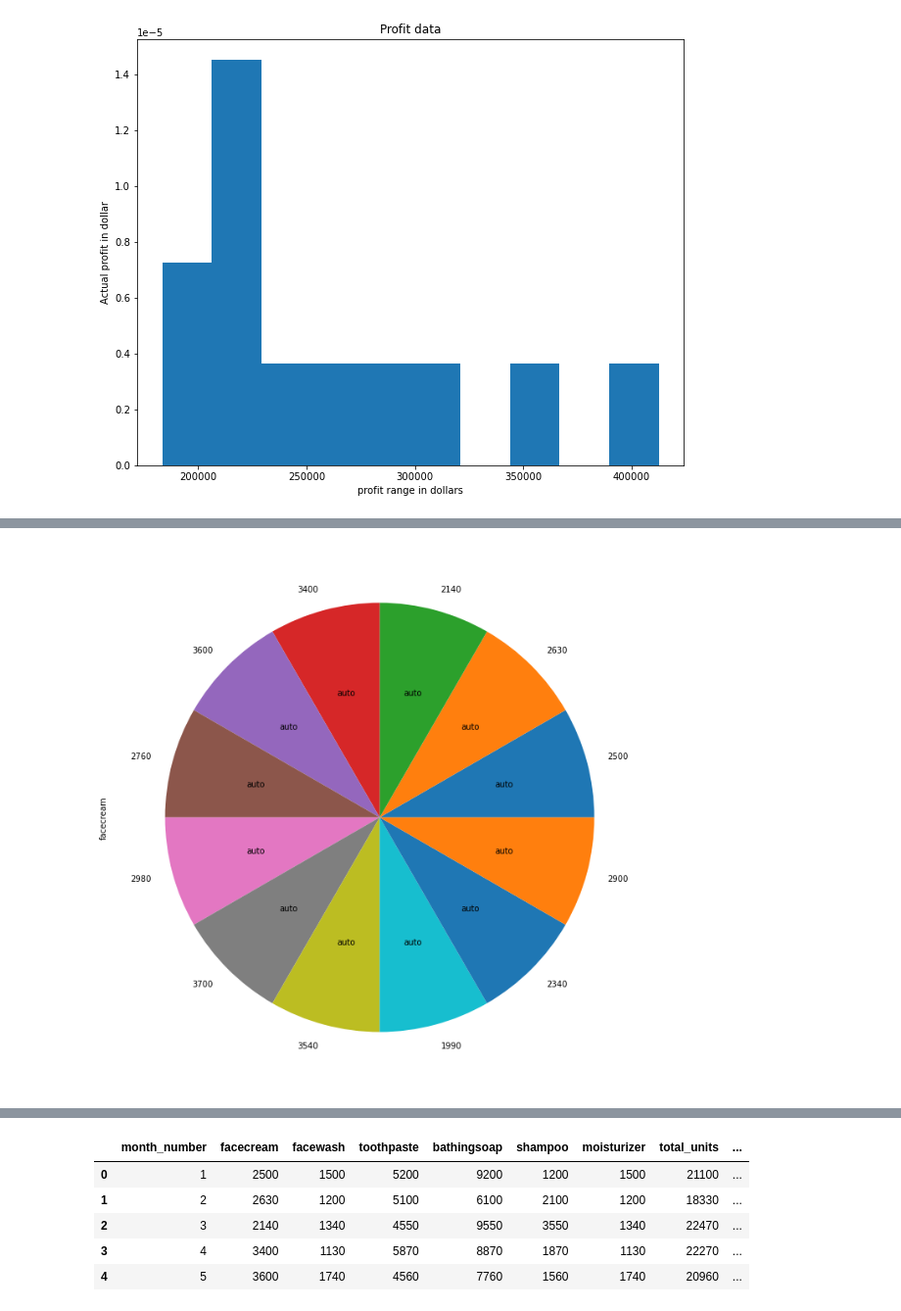
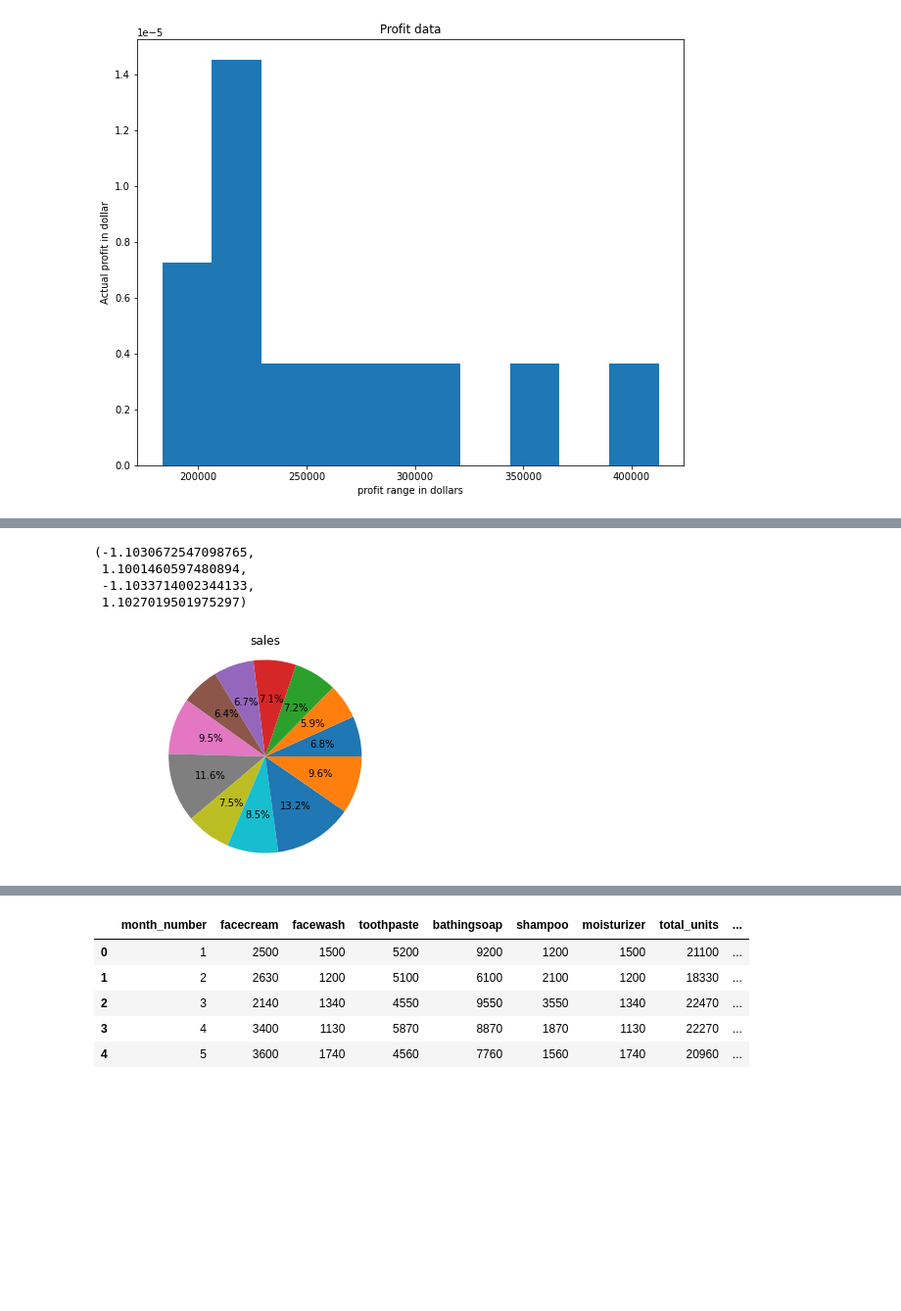
Before and after one commit to sardorick/strive_practice, a Jupyter notebook: 09. Matplotlib/Matplotlib_exercises.ipynb, the cells around one changed output, grey strips where cells are left out. Shown at 98% size. Drawn from its saved outputs; the diff is of its cells as text; code cells hidden in the pictures; blank space fills up the shorter version.

```diff
--- a/09. Matplotlib/Matplotlib_exercises.ipynb
+++ b/09. Matplotlib/Matplotlib_exercises.ipynb
@@ -162,15 +162,22 @@ The Pie chart should look like this:
 # %%
 # Write your code here
 # plt.pie(df['month_number'], df['facecream'].value_counts().)
 # plt.pie(df['month_number'], df['facewash'])
 # plt.pie(df['month_number'], df['toothpaste'])
 # plt.pie(df['month_number'], df['bathingsoap'])
 # plt.pie(df['month_number'], df['shampoo'])
 # plt.pie(df['month_number'], df['moisturizer'])
 
-ax = df['facecream'].value_counts().plot(kind='pie', figsize=(28,12), autopct='auto', label='facecream')
+# labelss = ['month number', 'facecream', 'facewash', 'toothpaste', 'bathingsoap', 'shampoo', 'moisturizer', 'total_units' '2', '4', '5', '6']
+plt.pie(df['total_profit'], autopct='%1.1f%%')
+plt.title('sales')
+plt.axis('equal')
 # %% [output]
+(-1.1030672547098765,
+ 1.1001460597480894,
+ -1.1033714002344133,
+ 1.1027019501975297)
-[figure, old version]
+[figure, new version]
 # %% [markdown]
 ### Exercise 9: Read the Bathing soap facewash of all months and display it using the Subplot.
 The Subplot should look like this:
```
Also changed, not shown: parts of 2 cells of this notebook.
